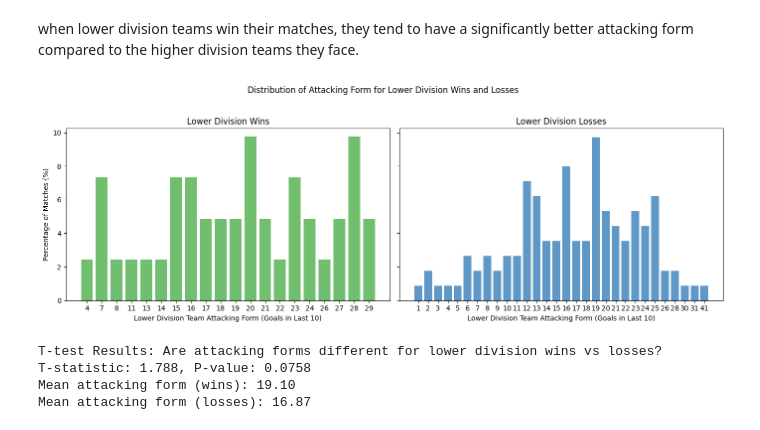
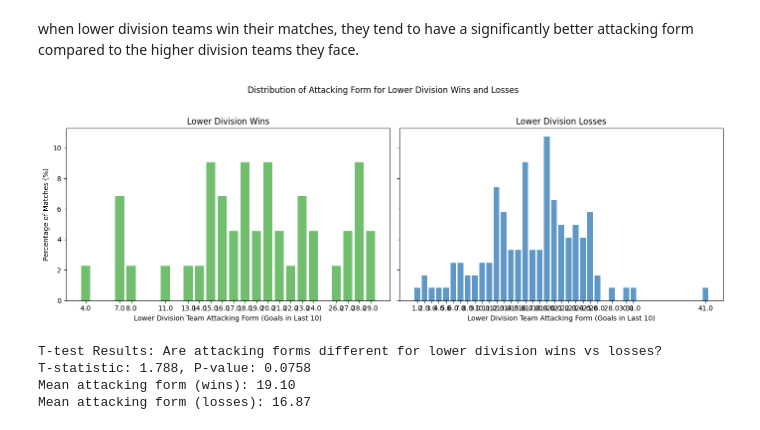
Before and after one commit to armin2080/DFB-Cup, a Jupyter notebook: notebook.ipynb, the cells around one changed output. Drawn from its saved outputs; the diff is of its cells as text; code cells hidden in the pictures.

Commit message:
cleaned output charts for the presentation

```diff
--- a/notebook.ipynb
+++ b/notebook.ipynb
@@ -1588,23 +1604,23 @@ lower_loss_matches = dfb_matches[
     ((dfb_matches['away_division'] > dfb_matches['home_division']) & (dfb_matches['away_score'] < dfb_matches['home_score']))
 ].reset_index(drop=True)
 
-# Calculate form difference (winner form - loser form) for lower_win_matches
+# Calculate form difference for lower_win_matches
 lower_win_form_diff = []
 for _, row in lower_win_matches.iterrows():
-    if row['home_division'] > row['away_division'] and row['home_score'] > row['away_score']:
+    if row['home_division'] > row['away_division']:
         diff = row['home_team_form'] - row['away_team_form']
-    elif row['away_division'] > row['home_division'] and row['away_score'] > row['home_score']:
+    elif row['away_division'] > row['home_division']:
         diff = row['away_team_form'] - row['home_team_form']
     else:
         continue
     lower_win_form_diff.append(diff)
 
-# Calculate form difference (loser form - winner form) for lower_loss_matches
+# Calculate form differencefor lower_loss_matches
 lower_loss_form_diff = []
 for _, row in lower_loss_matches.iterrows():
-    if row['home_division'] > row['away_division'] and row['home_score'] < row['away_score']:
+    if row['home_division'] > row['away_division']:
         diff = row['home_team_form'] - row['away_team_form']
-    elif row['away_division'] > row['home_division'] and row['away_score'] < row['home_score']:
+    elif row['away_division'] > row['home_division']:
         diff = row['away_team_form'] - row['home_team_form']
     else:
         continue
@@ -1613,6 +1629,8 @@ for _, row in lower_loss_matches.iterrows():
 # Remove outliers (keep only values between -13 and 14)
 filtered_lower_win_form_diff = [x for x in lower_win_form_diff if -13 <= x <= 14]
 filtered_lower_loss_form_diff = [x for x in lower_loss_form_diff if -13 <= x <= 14]
+
+
 
 # Calculate percentage occurrence for each unique value in lower_win_form_diff
 unique_lower_win, counts_lower_win = np.unique(filtered_lower_win_form_diff, return_counts=True)
@@ -1638,7 +1656,7 @@ axes[0].bar(
 win_keys = sorted(value_percentages_lower_win.keys())
 axes[0].set_xticks(win_keys)
 axes[0].set_xticklabels(win_keys)  # Keep it numeric for correct spacing
-axes[0].set_xlabel('Form Difference (Winner - Loser)')
+axes[0].set_xlabel('Form Difference')
 axes[0].set_ylabel('Percentage of Matches (%)')
 axes[0].set_title('Lower Division Wins')
 
@@ -1652,10 +1670,10 @@ axes[1].bar(
 loss_keys = sorted(value_percentages_lower_loss.keys())
 axes[1].set_xticks(loss_keys)
 axes[1].set_xticklabels(loss_keys)  # Keep it numeric for correct spacing
-axes[1].set_xlabel('Form Difference (Loser - Winner)')
+axes[1].set_xlabel('Form Difference')
 axes[1].set_title('Lower Division Losses')
 
-plt.suptitle('Distribution of Form Difference for Lower Division Wins and Losses')
+plt.suptitle('Distribution of Form Difference for Lower Division Wins and Losses (lower - winner)')
 plt.tight_layout(rect=[0, 0, 1, 0.95])
 plt.show()
 # %% [output]
@@ -1848,37 +1869,41 @@ unique_loss, counts_loss = np.unique(lower_loss_attacking_form, return_counts=Tr
 total_loss = counts_loss.sum()
 percentages_loss = {val: (cnt / total_loss) * 100 for val, cnt in zip(unique_loss, counts_loss)}
 
-# Plot distributions
+# Create subplots
 fig, axes = plt.subplots(1, 2, figsize=(14, 5), sharey=True)
 
 # Lower division wins
 win_keys = [k for k in percentages_win.keys() if not pd.isna(k)]
 axes[0].bar(
-    [str(int(k)) for k in win_keys],
+    win_keys,
     [percentages_win[k] for k in win_keys],
     color='#4daf4a',
     alpha=0.8
 )
+axes[0].set_xticks(win_keys)
+axes[0].set_xticklabels(win_keys) # Keep it numeric for correct spacing
 axes[0].set_xlabel('Lower Division Team Attacking Form (Goals in Last 10)')
 axes[0].set_ylabel('Percentage of Matches (%)')
 axes[0].set_title('Lower Division Wins')
 
 # Lower division losses
 loss_keys = [k for k in percentages_loss.keys() if not pd.isna(k)]
 axes[1].bar(
-    [str(int(k)) for k in loss_keys],
+    loss_keys,
     [percentages_loss[k] for k in loss_keys],
     color='#377eb8',
     alpha=0.8
 )
+axes[1].set_xticks(loss_keys)
+axes[1].set_xticklabels(loss_keys) # Keep it numeric for correct spacing
 axes[1].set_xlabel('Lower Division Team Attacking Form (Goals in Last 10)')
 axes[1].set_title('Lower Division Losses')
 
 plt.suptitle('Distribution of Attacking Form for Lower Division Wins and Losses')
 plt.tight_layout(rect=[0, 0, 1, 0.95])
 plt.show()
 # %% [output]
-[figure, old version]
+[figure, new version]
 # %%
 from scipy.stats import ttest_ind
 
```
Also changed, not shown: parts of 10 cells of this notebook.
